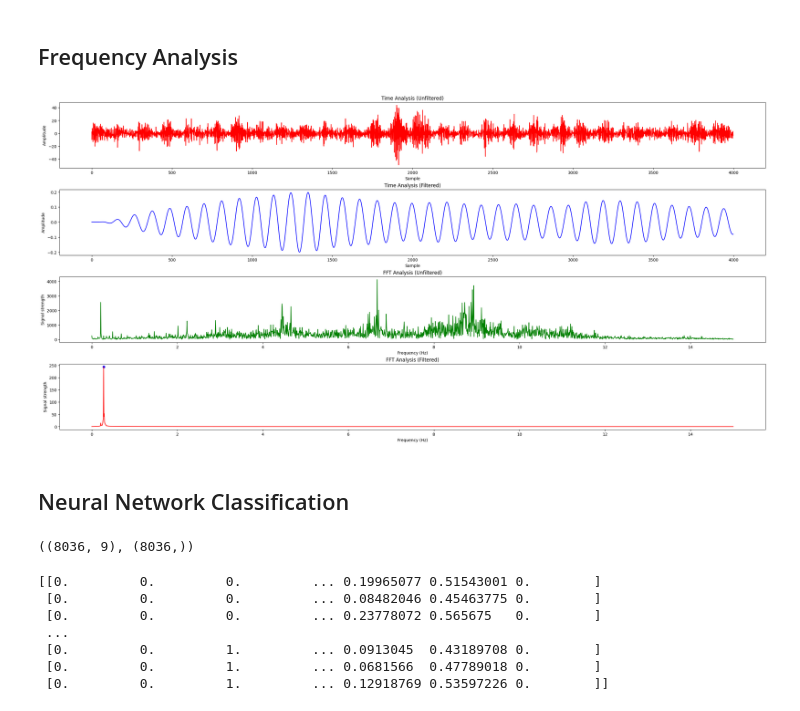
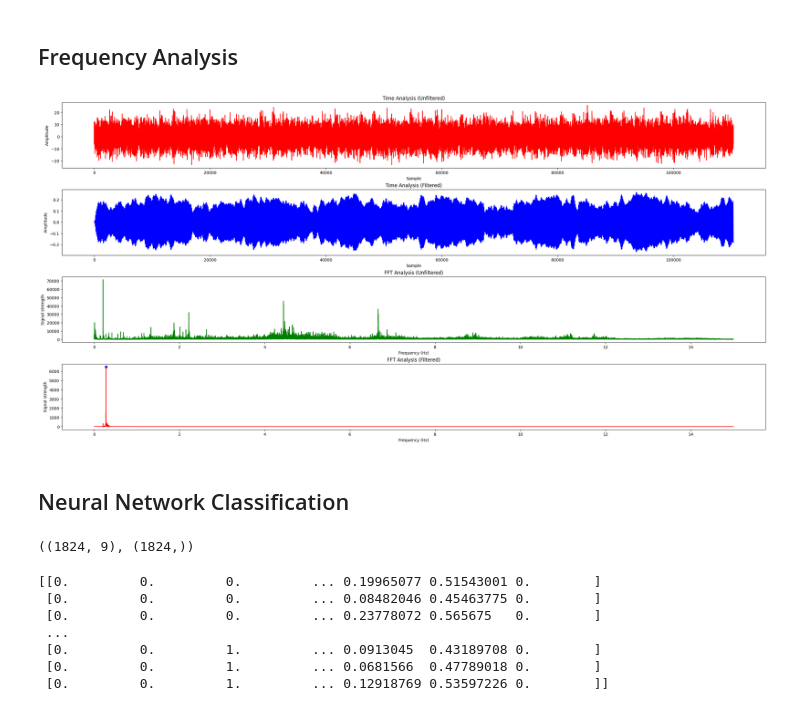
Before and after one commit to norrisrahman/Final-Project-Signal-and-System, a Jupyter notebook: Main.ipynb, the cells around one changed output. Saved outputs shown, nothing was run; the diff lists cells and outputs as text; code cells hidden in the pictures.

```diff
--- a/Main.ipynb
+++ b/Main.ipynb
@@ -71,7 +102,7 @@ df = pd.concat(dfs).reset_index().rename(columns={'index':'sample_index'})
 # %%
 sensor_readings = df.melt(
     id_vars=['sample_index','state','load'],
-    value_vars=['a1','a2','a3','a4'],
+    value_vars=['a2','a3','a4'],
     var_name='sensor',
     value_name='reading'
 )
@@ -87,7 +154,7 @@ def rdg(df, state=None, load=None, sensor=None):
 # %%
 import scipy.signal
 
-x = rdg(sensor_readings, 'h', 50, 'a1').reading.values[:4000]
+x = rdg(sensor_readings, 'b', 80, 'a4').reading.values[:]
 
 b, a = scipy.signal.butter(3, [0.018,0.02],  btype='bandpass') #Filter
 x_filtered = scipy.signal.lfilter(b, a, x)
@@ -114,34 +181,34 @@ ax[1].plot(x_filtered, color='blue')
 ax[2].plot(x_nf, y_nf, color='green')
 ax[3].plot(x_fft, y_fft, color='red')
 for peak in abnormal_peaks:
     ax[3].scatter(x=x_fft[peak], y=y_fft[peak], c='b', marker='o', s=30)
 
 # for xz in range(4):
 #     if xz < 2:
 #         ax[xz].set_title()
 #         ax[xz].set_xlabel('Sample')
 #         ax[xz].set_ylabel('Amplitude')
 #     else:
 #         ax[xz].set_xlabel('Frequency (Hz)')
 #         ax[xz].set_ylabel('Signal strength')
 ax[0].set_title("Time Analysis (Unfiltered)")
 ax[0].set_xlabel('Sample')
 ax[0].set_ylabel('Amplitude')
 
 ax[1].set_title("Time Analysis (Filtered)")
 ax[1].set_xlabel('Sample')
 ax[1].set_ylabel('Amplitude')
 
 ax[2].set_title("FFT Analysis (Unfiltered)")
 ax[2].set_xlabel('Frequency (Hz)')
 ax[2].set_ylabel('Signal strength')
 
 ax[3].set_title("FFT Analysis (Filtered)")
 ax[3].set_xlabel('Frequency (Hz)')
 ax[3].set_ylabel('Signal strength')
 plt.show()
 # %% [output]
-[figure, old version]
+[figure, new version]
 # %% [markdown]
 ## Neural Network Classification
 # %%
@@ -171,7 +238,7 @@ data = df_data.values
 labels = np.array(labels)
 (data.shape, labels.shape)
 # %% [output]
-((8036, 9), (8036,))
+((1824, 9), (1824,))
 # %%
 from sklearn.preprocessing import MinMaxScaler
 
```
Also changed, not shown: parts of 12 cells of this notebook, 8 other files.
